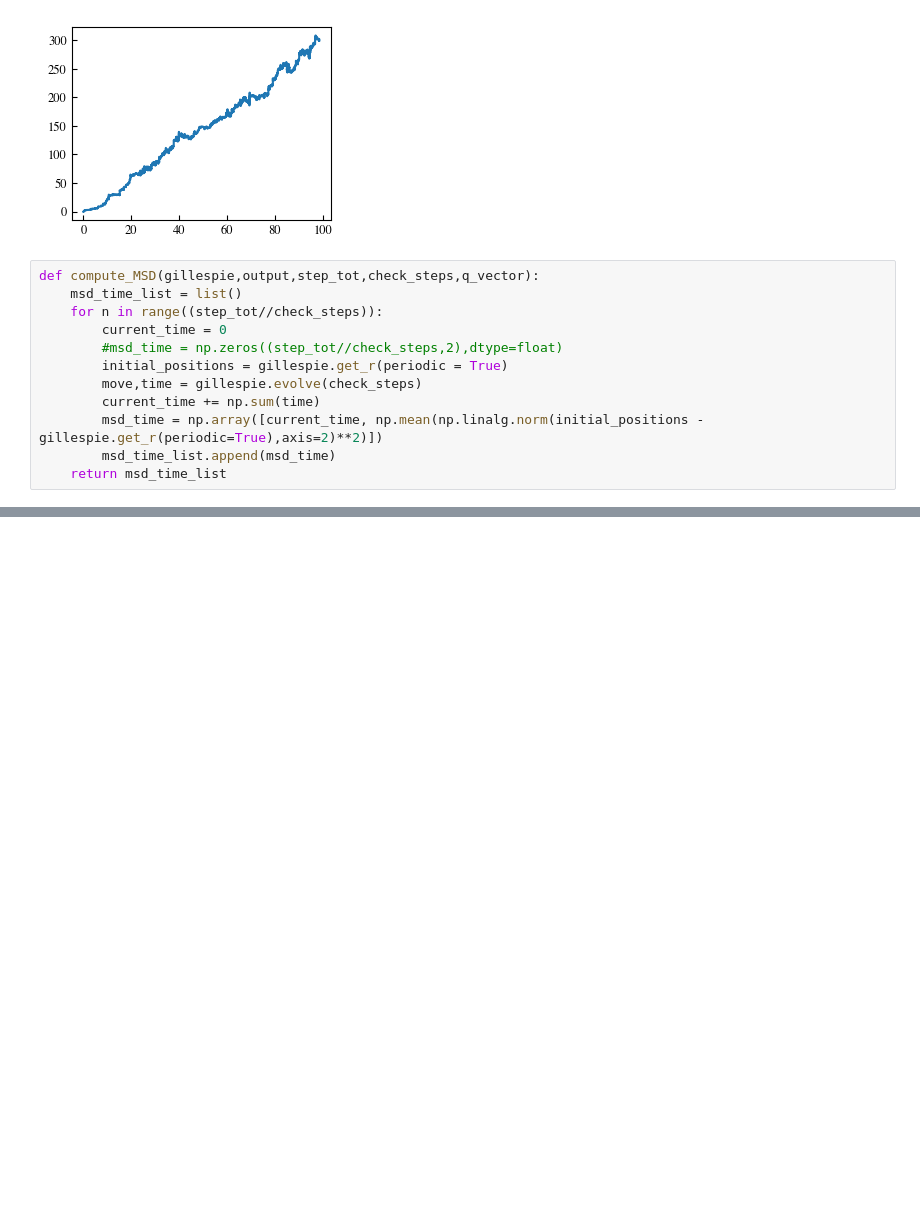
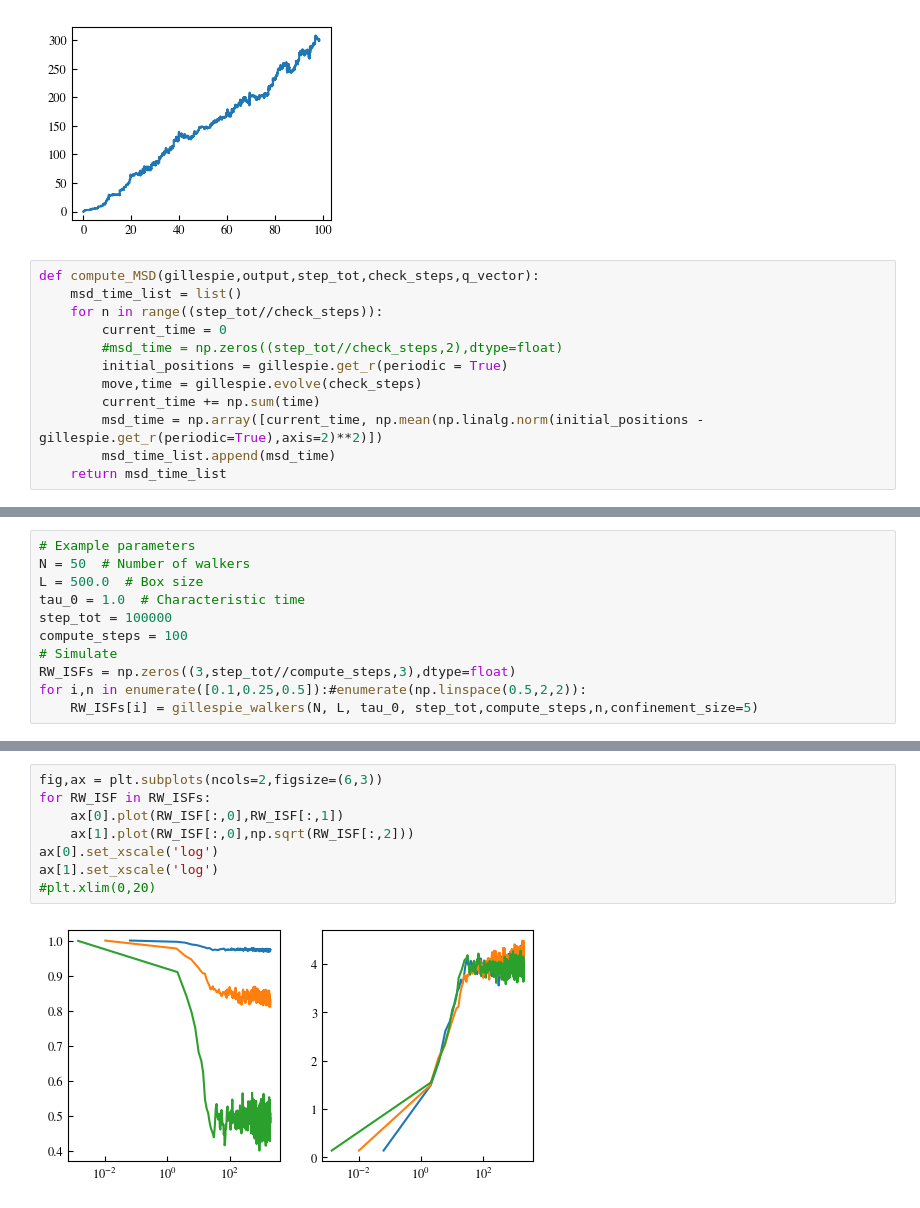
Before and after one commit to HugoLeRoy94/parallel_msd_isf, a Jupyter notebook: MSD_ISF_Draft.ipynb, the cells around one changed output, grey strips where cells are left out. Cells and saved outputs as stored; diff of their text form; blank space fills up the shorter version.

```diff
--- a/MSD_ISF_Draft.ipynb
+++ b/MSD_ISF_Draft.ipynb
@@ -155,0 +242,11 @@ plt.plot(average_result_b[:,0],average_result_b[:,1])
+# %%
+# Example parameters
+N = 50  # Number of walkers
+L = 500.0  # Box size
+tau_0 = 1.0  # Characteristic time
+step_tot = 100000
+compute_steps = 100
+# Simulate
+RW_ISFs = np.zeros((3,step_tot//compute_steps,3),dtype=float)
+for i,n in enumerate([0.1,0.25,0.5]):#enumerate(np.linspace(0.5,2,2)):
+    RW_ISFs[i] = gillespie_walkers(N, L, tau_0, step_tot,compute_steps,n,confinement_size=5)
@@ -155,0 +261,10 @@ plt.plot(average_result_b[:,0],average_result_b[:,1])
+# %%
+fig,ax = plt.subplots(ncols=2,figsize=(6,3))
+for RW_ISF in RW_ISFs:
+    ax[0].plot(RW_ISF[:,0],RW_ISF[:,1])
+    ax[1].plot(RW_ISF[:,0],np.sqrt(RW_ISF[:,2]))
+ax[0].set_xscale('log')
+ax[1].set_xscale('log')
+#plt.xlim(0,20)
+# %% [output]
+[figure, added]
```
Also changed, not shown: parts of 20 cells of this notebook, 4 other files.
